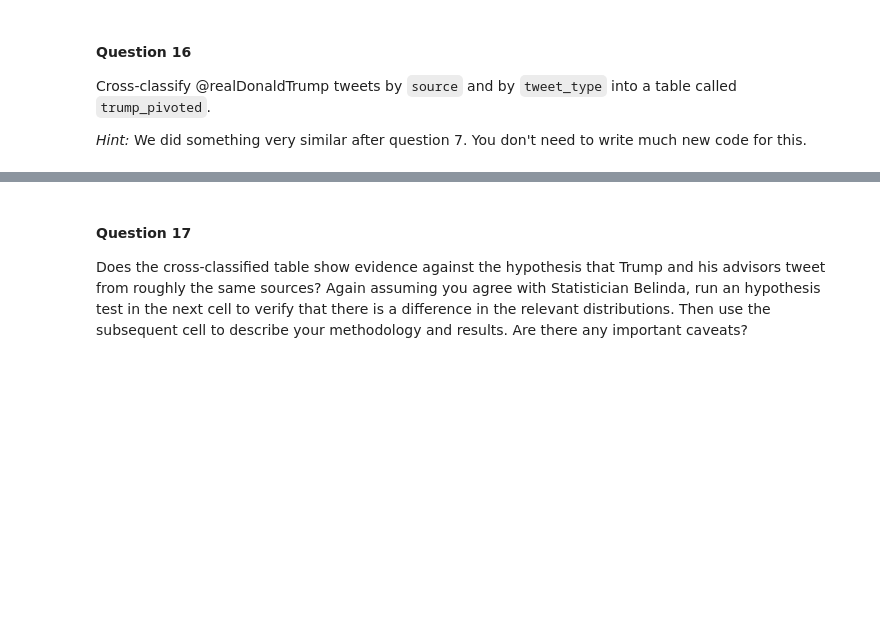
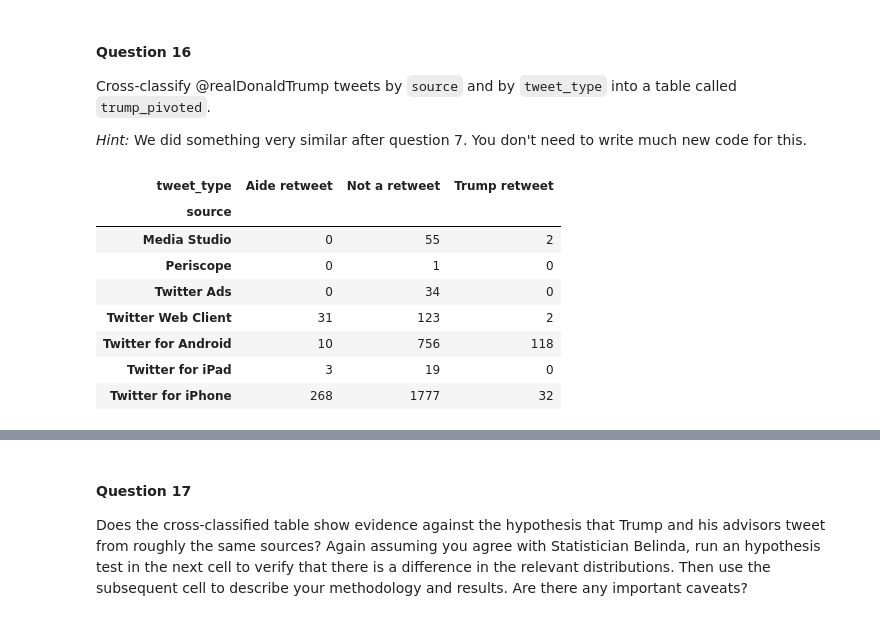
Before and after one commit to iewaij/introDataScience, a Jupyter notebook: material/homework/DS 100/hw2/hw2.ipynb, the cells around one changed output, grey strips where cells are left out. Saved outputs shown, nothing was run; the diff lists cells and outputs as text; code cells hidden in the pictures; blank space fills up the shorter version.

```diff
--- a/material/homework/DS 100/hw2/hw2.ipynb
+++ b/material/homework/DS 100/hw2/hw2.ipynb
@@ -446,8 +447,7 @@ def is_clinton(tweet):
 
     Returns:
         bool: True if the tweet is written by Clinton herself."""
-    tweet_text = extract_text(tweet)
-    return tweet_text.rfind('" —') == -1 and tweet_text.rfind('” —') == -1
+    return extract_text(tweet).endswith("-H")
 
 for i in range(len(clinton_tweets)):
     df_apply(clinton_df, i, 'is_personal', is_clinton, clinton_tweets)
@@ -603,17 +651,21 @@ Write a function to identify Trump-style retweets, and another function to ident
 # %%
 def is_trump_style_retweet(tweet_text):
     """Returns True if tweet_text looks like a Trump-style retweet."""
-    ...
+    return tweet_text.startswith('"') or tweet_text.startswith('“')
 
 def is_aide_style_retweet(tweet_text):
     """Returns True if tweet_text looks like an aide-style retweet."""
-    ...
+    return 'RT' in tweet_text
 
 def tweet_type(tweet_text):
     """Returns "Trump retweet", "Aide retweet", or "Not a retweet"
     as appropriate."""
-    ...
-
-trump_df['tweet_type'] = ...
+    if is_trump_style_retweet(tweet_text):
+        return "Trump retweet"
+    elif is_aide_style_retweet(tweet_text):
+        return "Aide retweet"
+    else:
+        return "Not a retweet"
+trump_df['tweet_type'] = [tweet_type(trump_df.loc[i, 'text']) for i in trump_df.index]
 # %%
 trump_df
@@ -625,7 +705,17 @@ Cross-classify @realDonaldTrump tweets by `source` and by `tweet_type` into a ta
 
 *Hint:* We did something very similar after question 7.  You don't need to write much new code for this.
 # %%
-trump_pivoted = ...
+trump_pivoted = pivot_count(trump_df, 'source', 'tweet_type')
 trump_pivoted
+# %% [output]
+| tweet_type | Aide retweet | Not a retweet | Trump retweet |
+| source |  |  |  |
+| Media Studio | 0 | 55 | 2 |
+| Periscope | 0 | 1 | 0 |
+| Twitter Ads | 0 | 34 | 0 |
+| Twitter Web Client | 31 | 123 | 2 |
+| Twitter for Android | 10 | 756 | 118 |
+| Twitter for iPad | 3 | 19 | 0 |
+| Twitter for iPhone | 268 | 1777 | 32 |
 # %%
 _ = ok.grade('q16')
```
Also changed, not shown: parts of 31 cells of this notebook, 6 other files.
